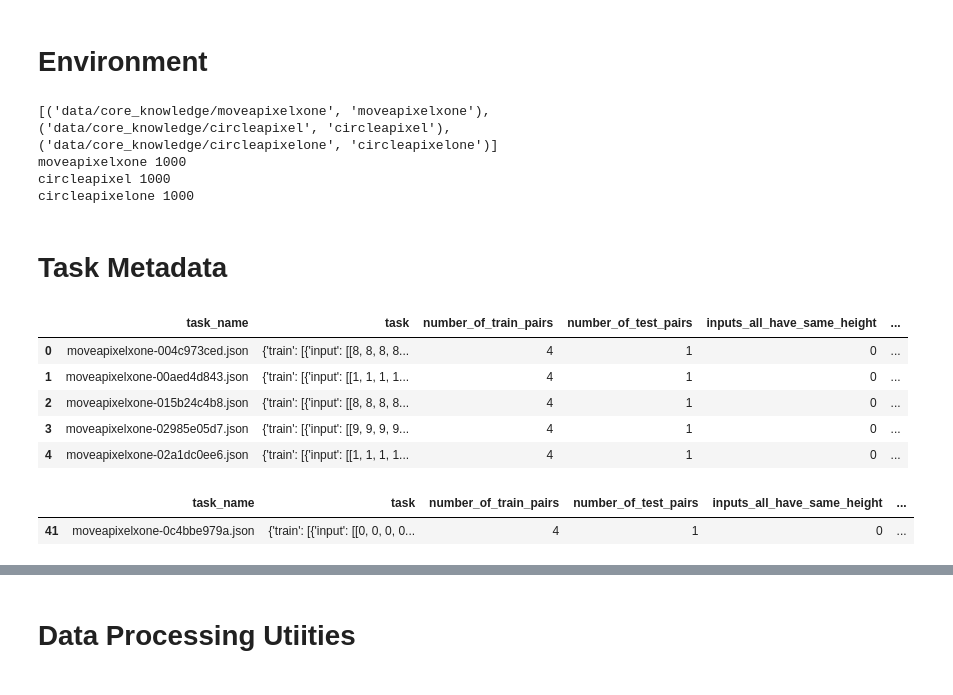
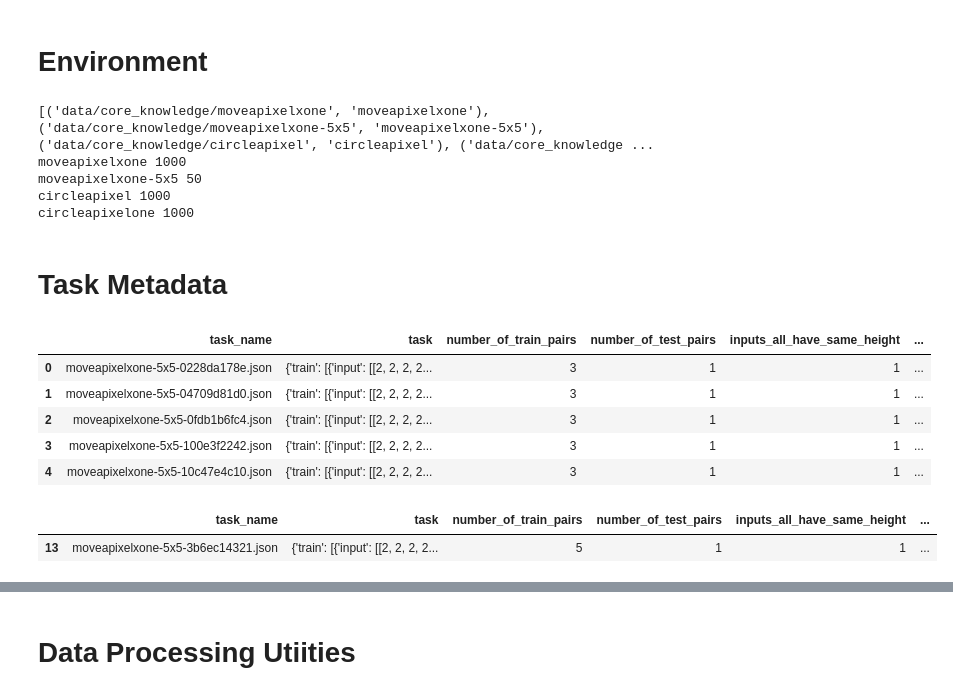
Before and after one commit to gkcng/arc, a Jupyter notebook: task_packager.ipynb, the cells around one changed output, grey strips where cells are left out. Drawn from its saved outputs; the diff is of its cells as text; code cells hidden in the pictures.

```diff
--- a/task_packager.ipynb
+++ b/task_packager.ipynb
@@ -34,8 +34,9 @@ paths = {}
 data_path = Path( data_dir + '/core_knowledge/')
 # task_dir  = 'circleapixelone'
 # filename  = 'circleapixelone_tasks.npz'
-task_dir  = 'moveapixelxone'
-filename  = 'moveapixelxone_tasks.npz'
+task_dir  = 'moveapixelxone-5x5'
+skills    = ['move lone pixel by one']
+filename  = 'moveapixelxone-5x5_tasks.npz'
 
 dirs = list_dirs(data_path)
 
@@ -47,7 +48,8 @@ print(dirs)
 for v in tasks:
     print(v, len(tasks[v]))
 # %% [output]
-[('data/core_knowledge/moveapixelxone', 'moveapixelxone'), ('data/core_knowledge/circleapixel', 'circleapixel'), ('data/core_knowledge/circleapixelone', 'circleapixelone')]
+[('data/core_knowledge/moveapixelxone', 'moveapixelxone'), ('data/core_knowledge/moveapixelxone-5x5', 'moveapixelxone-5x5'), ('data/core_knowledge/circleapixel', 'circleapixel'), ('data/core_knowledge ...
 moveapixelxone 1000
+moveapixelxone-5x5 50
 circleapixel 1000
 circleapixelone 1000
@@ -149,17 +154,17 @@ training_descriptive_df = create_df(training_path)
 training_descriptive_df.head()
 # %% [output]
 |  | task_name | task | number_of_train_pairs | number_of_test_pairs | inputs_all_have_same_height | ... |
-| 0 | moveapixelxone-004c973ced.json | {'train': [{'input': [[8, 8, 8, 8... | 4 | 1 | 0 | ... |
-| 1 | moveapixelxone-00aed4d843.json | {'train': [{'input': [[1, 1, 1, 1... | 4 | 1 | 0 | ... |
-| 2 | moveapixelxone-015b24c4b8.json | {'train': [{'input': [[8, 8, 8, 8... | 4 | 1 | 0 | ... |
-| 3 | moveapixelxone-02985e05d7.json | {'train': [{'input': [[9, 9, 9, 9... | 4 | 1 | 0 | ... |
-| 4 | moveapixelxone-02a1dc0ee6.json | {'train': [{'input': [[1, 1, 1, 1... | 4 | 1 | 0 | ... |
+| 0 | moveapixelxone-5x5-0228da178e.json | {'train': [{'input': [[2, 2, 2, 2... | 3 | 1 | 1 | ... |
+| 1 | moveapixelxone-5x5-04709d81d0.json | {'train': [{'input': [[2, 2, 2, 2... | 3 | 1 | 1 | ... |
+| 2 | moveapixelxone-5x5-0fdb1b6fc4.json | {'train': [{'input': [[2, 2, 2, 2... | 3 | 1 | 1 | ... |
+| 3 | moveapixelxone-5x5-100e3f2242.json | {'train': [{'input': [[2, 2, 2, 2... | 3 | 1 | 1 | ... |
+| 4 | moveapixelxone-5x5-10c47e4c10.json | {'train': [{'input': [[2, 2, 2, 2... | 3 | 1 | 1 | ... |
 # %%
 # training_descriptive_df[training_descriptive_df['task_name'] == 'circleapixelone-00aed4d843.json']
-training_descriptive_df[training_descriptive_df['task_name'] == 'moveapixelxone-0c4bbe979a.json']
+training_descriptive_df[training_descriptive_df['task_name'] == 'moveapixelxone-5x5-3b6ec14321.json']
 # ['number_of_train_pairs']
 # input_height_if_constant	input_width_if_constant
 # output_height_if_constant	output_width_if_constant
 # %% [output]
 |  | task_name | task | number_of_train_pairs | number_of_test_pairs | inputs_all_have_same_height | ... |
-| 41 | moveapixelxone-0c4bbe979a.json | {'train': [{'input': [[0, 0, 0, 0... | 4 | 1 | 0 | ... |
+| 13 | moveapixelxone-5x5-3b6ec14321.json | {'train': [{'input': [[2, 2, 2, 2... | 5 | 1 | 1 | ... |
```
Also changed, not shown: parts of 12 cells of this notebook, 51 other files.
